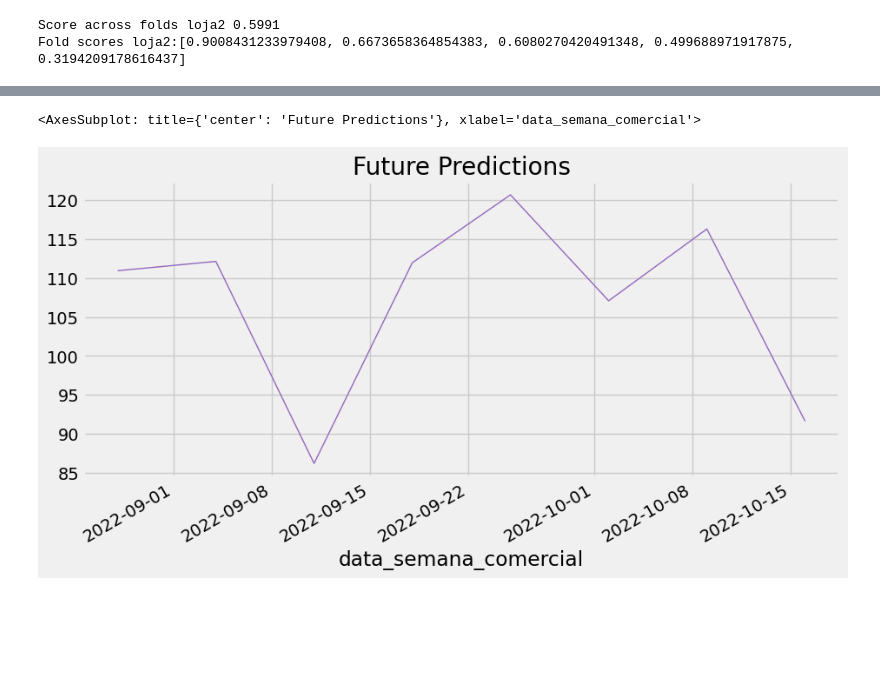
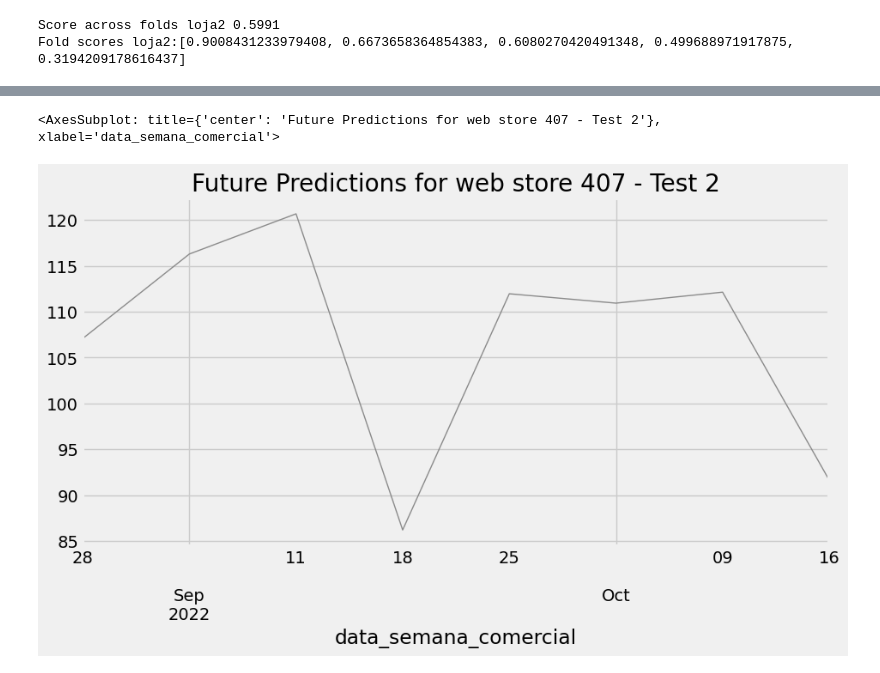
Before and after one commit to beylouni/Renner-ML, a Jupyter notebook: models/web/XGBoost/XGBoost.ipynb, the cells around one changed output, grey strips where cells are left out. Saved outputs shown, nothing was run; the diff lists cells and outputs as text; code cells hidden in the pictures; blank space fills up the shorter version.

```diff
--- a/models/web/XGBoost/XGBoost.ipynb
+++ b/models/web/XGBoost/XGBoost.ipynb
@@ -110,9 +110,11 @@ df_train.index = pd.to_datetime(df_train.index)
 
 df_test = df_test.set_index('data_semana_comercial')
 df_test.index = pd.to_datetime(df_test.index)
+df_test = df_test.sort_index()
 # %%
 df_test2 = df_test2.set_index('data_semana_comercial')
 df_test2.index = pd.to_datetime(df_test2.index)
+df_test2 = df_test2.sort_index()
 # %%
 df_train['venda'].plot(style='.',
               figsize=(15,5),
@@ -455,9 +484,9 @@ loja2_test['pred'].plot(figsize=(10, 5),
 # %%
 loja2_test2['pred'].plot(figsize=(10, 5),
                                color=color_pal[4],
                                ms=1,
                                lw=1,
-                               title='Future Predictions')
+                               title='Future Predictions for web store 407 - Test 2')
 # %% [output]
-<AxesSubplot: title={'center': 'Future Predictions'}, xlabel='data_semana_comercial'>
+<AxesSubplot: title={'center': 'Future Predictions for web store 407 - Test 2'}, xlabel='data_semana_comercial'>
-[figure, old version]
+[figure, new version]
```
Also changed, not shown: parts of 16 cells of this notebook, 4 other files.
